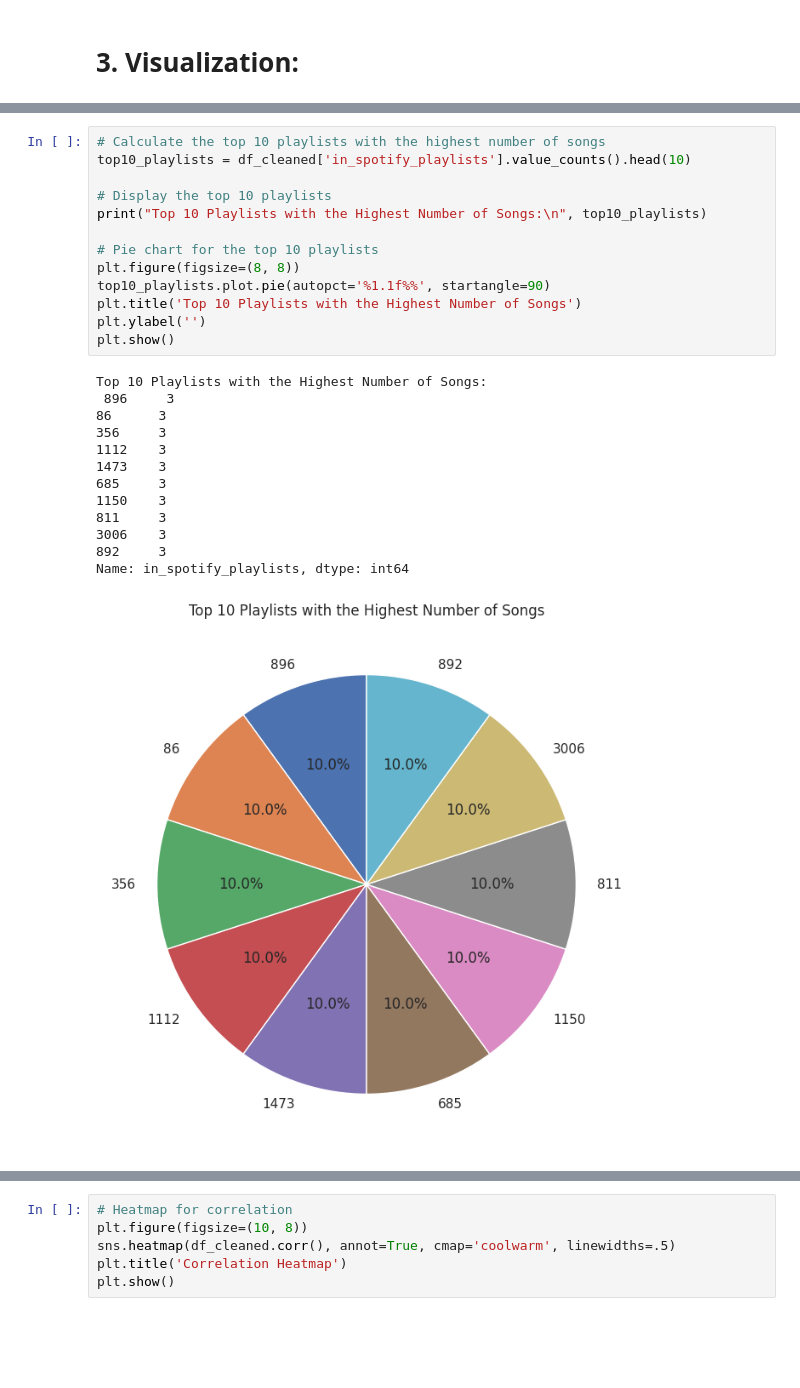
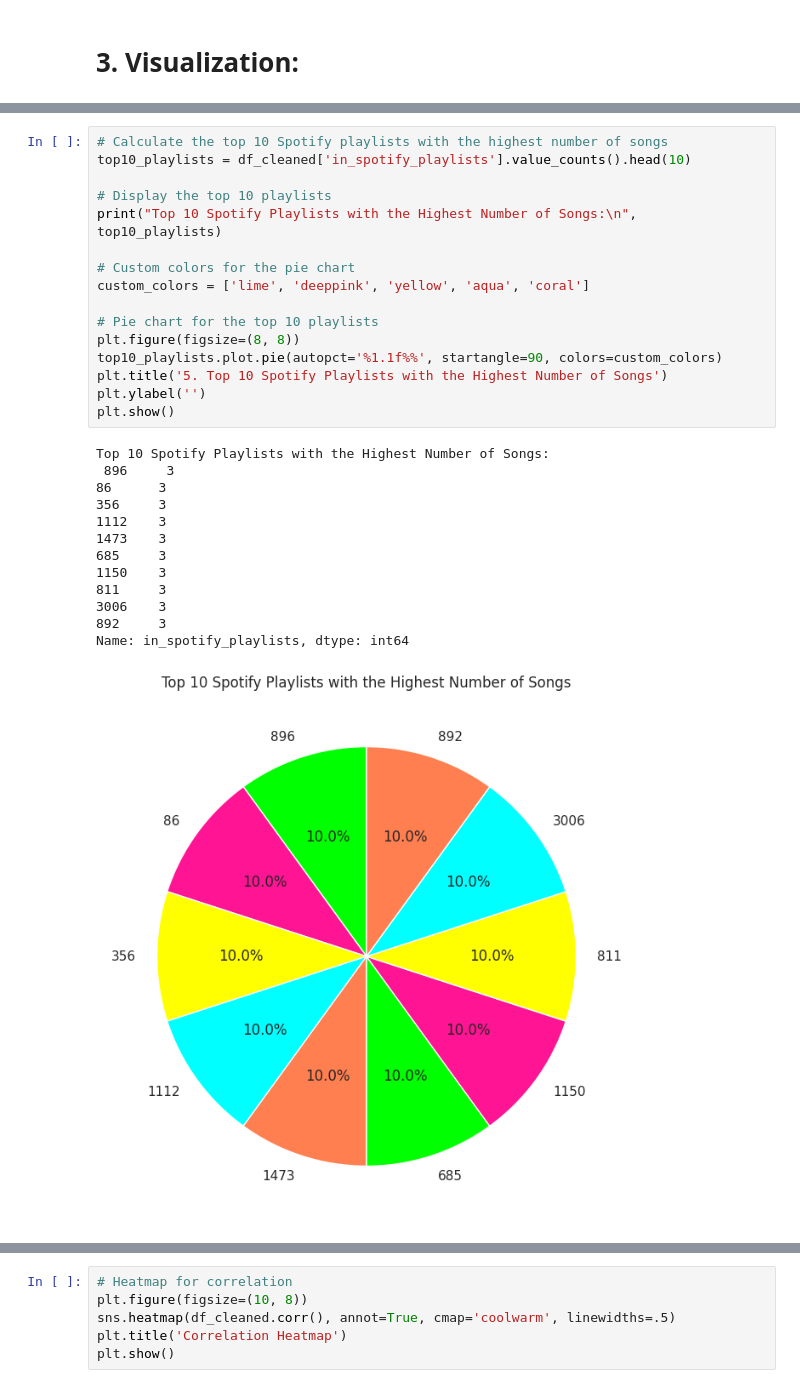
Before and after one commit to hasanahaffendy/STQD6014---Data-Science, a Jupyter notebook: Project2.ipynb, the cells around one changed output, grey strips where cells are left out. Saved outputs shown, nothing was run; the diff lists cells and outputs as text; blank space fills up the shorter version.

```diff
--- a/Project2.ipynb
+++ b/Project2.ipynb
@@ -225,27 +245,30 @@ plt.show()
 # %%
-# Calculate the top 10 playlists with the highest number of songs
+# Calculate the top 10 Spotify playlists with the highest number of songs
 top10_playlists = df_cleaned['in_spotify_playlists'].value_counts().head(10)
 
 # Display the top 10 playlists
-print("Top 10 Playlists with the Highest Number of Songs:\n", top10_playlists)
+print("Top 10 Spotify Playlists with the Highest Number of Songs:\n", top10_playlists)
+
+# Custom colors for the pie chart
+custom_colors = ['lime', 'deeppink', 'yellow', 'aqua', 'coral']
 
 # Pie chart for the top 10 playlists
 plt.figure(figsize=(8, 8))
-top10_playlists.plot.pie(autopct='%1.1f%%', startangle=90)
-plt.title('Top 10 Playlists with the Highest Number of Songs')
+top10_playlists.plot.pie(autopct='%1.1f%%', startangle=90, colors=custom_colors)
+plt.title('5. Top 10 Spotify Playlists with the Highest Number of Songs')
 plt.ylabel('')
 plt.show()
 # %% [output]
-Top 10 Playlists with the Highest Number of Songs:
+Top 10 Spotify Playlists with the Highest Number of Songs:
  896     3
 86      3
 356     3
 1112    3
 1473    3
 685     3
 1150    3
 811     3
 3006    3
 892     3
 Name: in_spotify_playlists, dtype: int64
-[figure, old version]
+[figure, new version]
```
Also changed, not shown: parts of 14 cells of this notebook.
